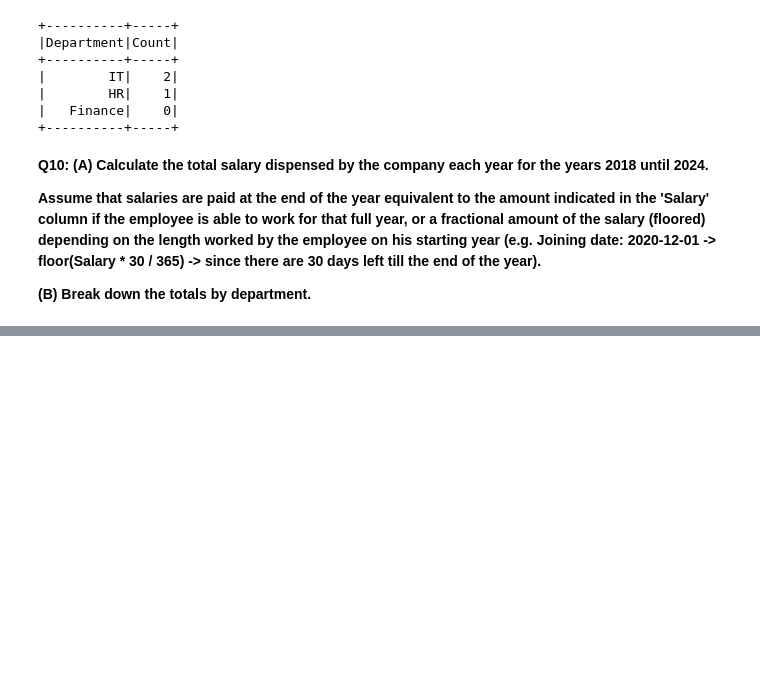
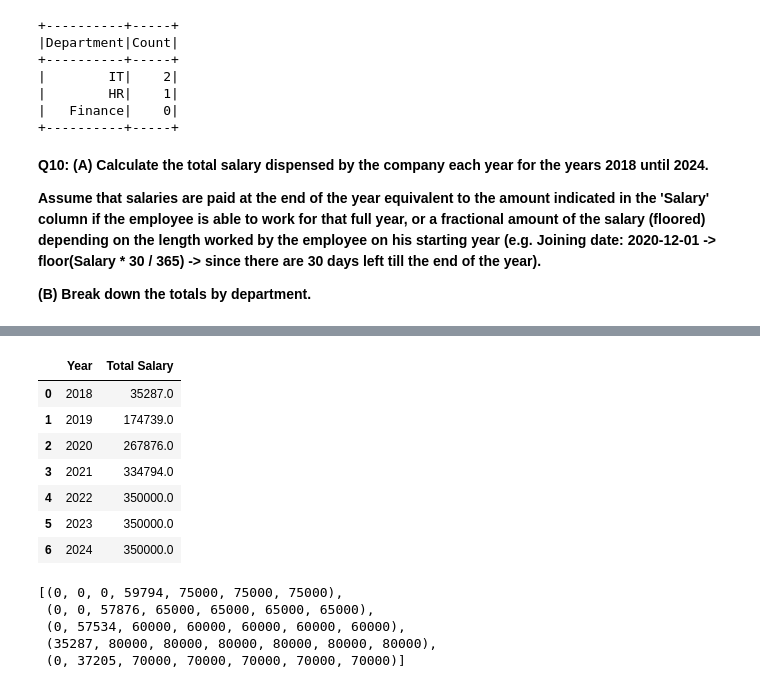
Before and after one commit to 20100215/DA-Must-Knows_Pandas-PySpark-SQL, a Jupyter notebook: notebook.ipynb, the cells around one changed output, grey strips where cells are left out. Drawn from its saved outputs; the diff is of its cells as text; code cells hidden in the pictures; blank space fills up the shorter version.

```diff
--- a/notebook.ipynb
+++ b/notebook.ipynb
@@ -588,0 +657,62 @@ pd.DataFrame(cumsum_dict, index=['Cumulative Salary']).T
+# %%
+# SQL Solution Part 3
+pd.read_sql_query(f'''
+    WITH empid_year_cte AS (
+        SELECT
+            DISTINCT "EmployeeID",
+            '2018-01-01'::DATE + GENERATE_SERIES(0,6) * INTERVAL '1 YEAR' AS "StartYear"
+        FROM
+            {schema}.employees
+    ),
+    earned_per_employee_year_cte AS (
+        SELECT
+            "EmployeeID", "StartYear", "JoiningDate", "Salary",
+            CASE WHEN DATE_PART('year', "JoiningDate"::DATE) - DATE_PART('year', "StartYear") >= 1 THEN 0
+                 WHEN DATE_PART('year', "JoiningDate"::DATE) - DATE_PART('year', "StartYear") = 0 THEN
+                      FLOOR(DATE_PART('day', "StartYear" + INTERVAL '1 YEAR' - INTERVAL '1 DAY' - "JoiningDate"::DATE) / 365.0 * "Salary")
+                 ELSE "Salary" END AS "Earned"
+        FROM empid_year_cte
+        JOIN {schema}.employees USING ("EmployeeID")
+    )
+    SELECT
+        DATE_PART('year', "StartYear")::INT AS "Year",
+        SUM("Earned") AS "Total Salary"
+    FROM
+        earned_per_employee_year_cte
+    GROUP BY "Year"
+    ORDER BY "Year"
+''',conn)
+# %% [output]
+|  | Year | Total Salary |
+| 0 | 2018 | 35287.0 |
+| 1 | 2019 | 174739.0 |
+| 2 | 2020 | 267876.0 |
+| 3 | 2021 | 334794.0 |
+| 4 | 2022 | 350000.0 |
+| 5 | 2023 | 350000.0 |
+| 6 | 2024 | 350000.0 |
+# %%
+# PySpark solution Part 1
+# Note: Sums will be in columns, since for each employee info, we return a row where each column represents his or her salary earned for the year
+from pyspark.sql.types import *
+
+def getSalariesPerYear(row):
+    salaries = []
+    join_date = datetime.strptime(row.JoiningDate, '%Y-%m-%d').date()
+    for year in range(2018,2025):
+        if join_date.year - year >= 1:
+            salaries.append(0)
+        elif join_date.year - year == 0:
+            salaries.append(math.floor((date(year,12,31).timetuple().tm_yday - join_date.timetuple().tm_yday) / 365 * row.Salary))
+        else:
+            salaries.append(row.Salary)
+    return tuple(salaries)
+
+salaries_rdd = employees_ps.rdd.map(getSalariesPerYear)
+salaries_rdd.take(5)
+# %% [output]
+[(0, 0, 0, 59794, 75000, 75000, 75000),
+ (0, 0, 57876, 65000, 65000, 65000, 65000),
+ (0, 57534, 60000, 60000, 60000, 60000, 60000),
+ (35287, 80000, 80000, 80000, 80000, 80000, 80000),
+ (0, 37205, 70000, 70000, 70000, 70000, 70000)]
```
Also changed, not shown: parts of 6 cells of this notebook.
